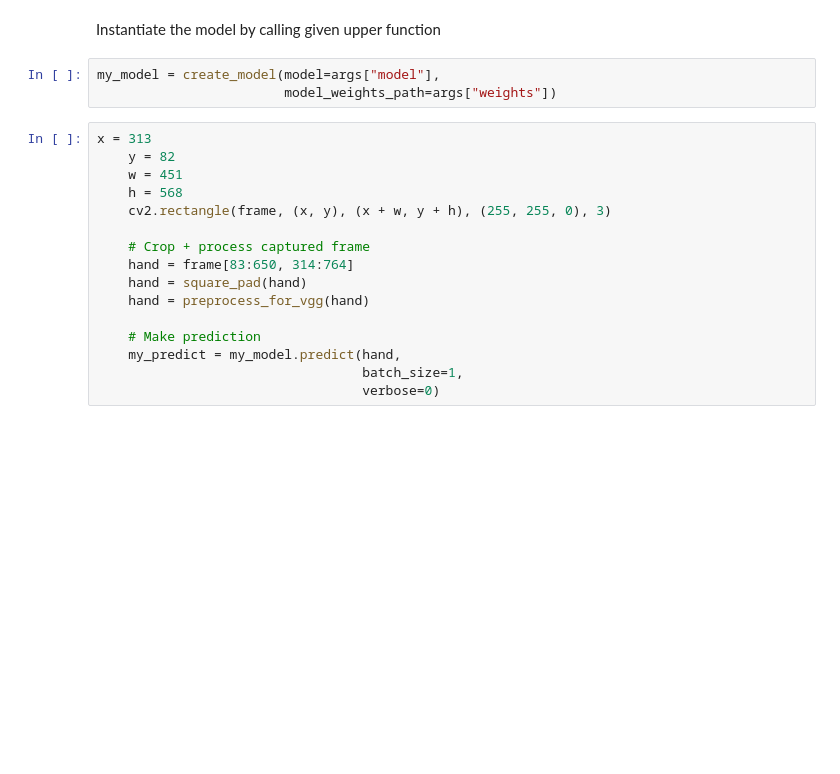
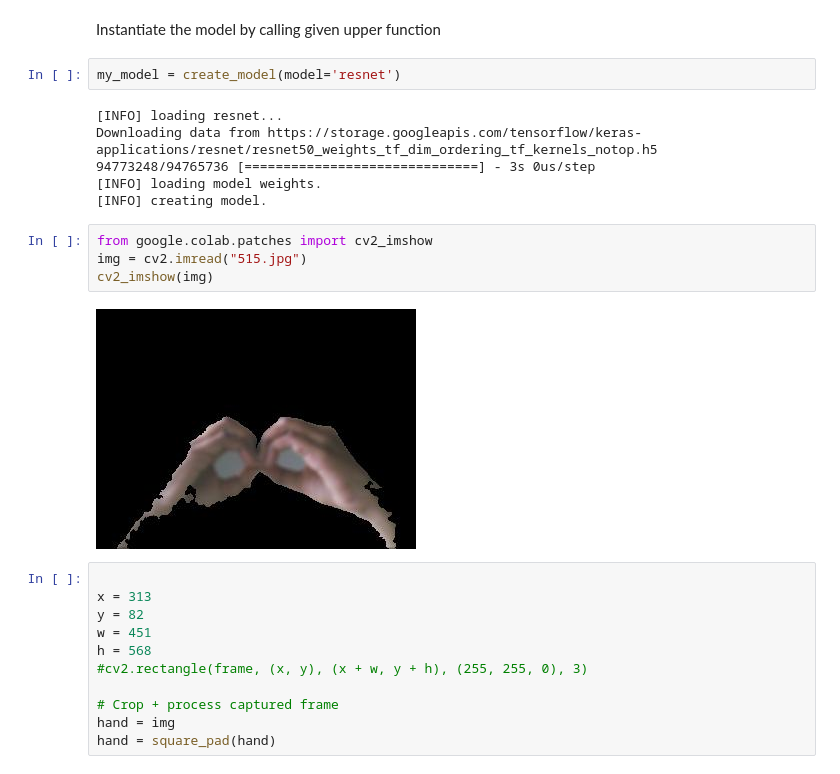
Before and after one commit to VedangJotaniya/CP441_Project_Repo, a Jupyter notebook: sign2text-master/sign2text-master/Model.ipynb, the cells around one changed output. Drawn from its saved outputs; the diff is of its cells as text; blank space fills up the shorter version.

```diff
--- a/sign2text-master/sign2text-master/Model.ipynb
+++ b/sign2text-master/sign2text-master/Model.ipynb
@@ -180,21 +180,27 @@ def create_model(model, model_weights_path=None, top_model=True, color_mode="rgb
 # %% [markdown]
 Instantiate the model by calling given upper function
 # %%
-my_model = create_model(model=args["model"],
-                        model_weights_path=args["weights"])
+my_model = create_model(model='resnet')
+# %% [output]
+[INFO] loading resnet...
+Downloading data from https://storage.googleapis.com/tensorflow/keras-applications/resnet/resnet50_weights_tf_dim_ordering_tf_kernels_notop.h5
+94773248/94765736 [==============================] - 3s 0us/step
+[INFO] loading model weights.
+[INFO] creating model.
+# %%
+from google.colab.patches import cv2_imshow
+img = cv2.imread("515.jpg")
+cv2_imshow(img)
+# %% [output]
+[figure, added]
 # %%
+
 x = 313
-    y = 82
-    w = 451
-    h = 568
-    cv2.rectangle(frame, (x, y), (x + w, y + h), (255, 255, 0), 3)
+y = 82
+w = 451
+h = 568
+#cv2.rectangle(frame, (x, y), (x + w, y + h), (255, 255, 0), 3)
 
-    # Crop + process captured frame
-    hand = frame[83:650, 314:764]
-    hand = square_pad(hand)
-    hand = preprocess_for_vgg(hand)
-
-    # Make prediction
-    my_predict = my_model.predict(hand,
-                                  batch_size=1,
-                                  verbose=0)
+# Crop + process captured frame
+hand = img
+hand = square_pad(hand)
```
Also changed, not shown: parts of 5 cells of this notebook.
